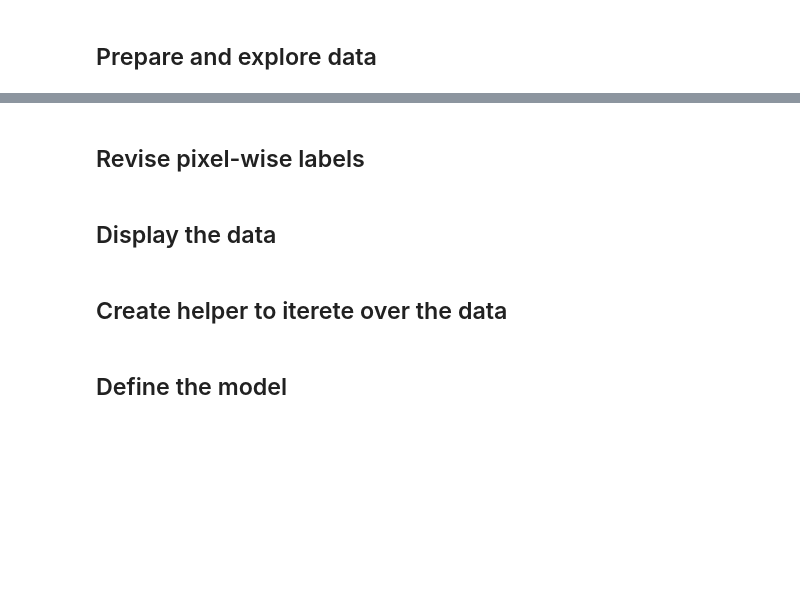
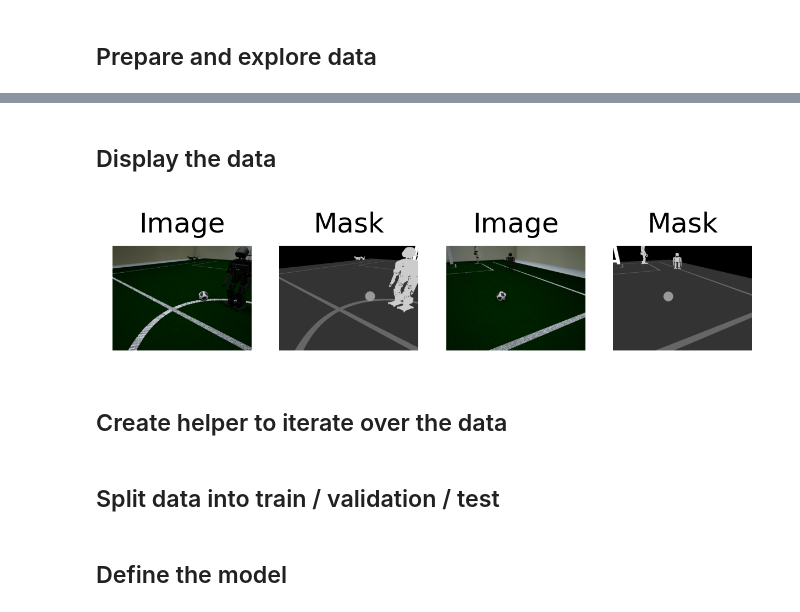
Before and after one commit to ahmadreza-n/enel645-project, a Jupyter notebook: enel645_group11_final_project.ipynb, the cells around one changed output, grey strips where cells are left out. Saved outputs shown, nothing was run; the diff lists cells and outputs as text; code cells hidden in the pictures; blank space fills up the shorter version.

Commit message:
helper class bug fixed

```diff
--- a/enel645_group11_final_project.ipynb
+++ b/enel645_group11_final_project.ipynb
@@ -14,16 +14,16 @@ import os
 input_dir = 'Development/Screenshots'
 target_dir = 'Development/ScreenshotMasks'
 img_size = (480, 640)
-batch_size = 16
+batch_size = 1
 
-input_img_paths = sorted(
+input_paths = sorted(
     [
         os.path.join(input_dir, fname)
         for fname in os.listdir(input_dir)
         if fname.endswith('.png')
     ]
 )
-target_img_paths = sorted(
+target_paths = sorted(
     [
         os.path.join(target_dir, fname)
         for fname in os.listdir(target_dir)
@@ -31,32 +31,40 @@ target_img_paths = sorted(
     ]
 )
 
-if (len(input_img_paths) != len(target_img_paths)):
+if (len(input_paths) != len(target_paths)):
     raise Exception('dataset error')
 
-num_samples = len(input_img_paths)
+input_paths = input_paths[:10]
+target_paths = target_paths[:10]
+
+num_samples = len(input_paths)
 print('Number of samples:', num_samples)
 
-classes = np.array([0])
-for mask_path in target_img_paths:
-    mask = np.loadtxt(mask_path)
-    classes = np.unique(np.concatenate((classes, np.unique(mask))))
+classes = {
+    0: 'Background',
+    1: 'Field',
+    2: 'Lines',
+    3: 'Ball',
+    4: 'Robots',
+    5 : 'Goals',
+}
 
 num_classes = len(classes)
 print('Number of classes:', num_classes)
 
-for input_path, target_path in zip(input_img_paths[:5], target_img_paths[:5]):
+print('Paths: ')
+for input_path, target_path in zip(input_paths[:5], target_paths[:5]):
     print(input_path, '|', target_path)
 
 
 # Shuffle the data
-indexes = np.arange(len(input_img_paths), dtype = int)
+indexes = np.arange(len(input_paths), dtype = int)
 np.random.shuffle(indexes)
 
-input_img_paths = [input_img_paths[i] for i in indexes]
-target_img_paths = [target_img_paths[i] for i in indexes]
+input_paths = [input_paths[i] for i in indexes]
+target_paths = [target_paths[i] for i in indexes]
 
-print('After shuffle: ')
+print('Paths after shuffle: ')
 
-for input_path, target_path in zip(input_img_paths[:5], target_img_paths[:5]):
+for input_path, target_path in zip(input_paths[:5], target_paths[:5]):
     print(input_path, '|', target_path)
@@ -63,2 +85,0 @@ for input_path, target_path in zip(input_img_paths[:5], target_img_paths[:5]):
-# %% [markdown]
-## Revise pixel-wise labels
@@ -96,17 +88,19 @@ def read_mask(path):
 # %%
 plt.figure(figsize=(5, 10), dpi=300)
 for i in range(2):
-    img = plt.imread(input_img_paths[i])
+    img = tf.keras.preprocessing.image.load_img(input_paths[i], target_size=(*img_size, 3))
     plt.subplot(1, 4, i*2+1)
-    plt.imshow(img/img.max())
+    plt.imshow(img)
     plt.axis('off')
     plt.title('Image')
     plt.subplot(1, 4, i*2+2)
-    mask = read_mask(target_img_paths[i])
+    mask = np.loadtxt(target_paths[i])
     plt.imshow(mask/mask.max(), cmap='gray')
     plt.axis('off')
     plt.title('Mask')
 plt.show()
+# %% [output]
+[figure, added]
 # %% [markdown]
-## Create helper to iterete over the data
+## Create helper to iterate over the data
 # %%
@@ -141 +133,3 @@ class RoboCup(tf.keras.utils.Sequence):
         return x, y
+# %% [markdown]
+## Split data into train / validation / test
```
Also changed, not shown: parts of 12 cells of this notebook.
